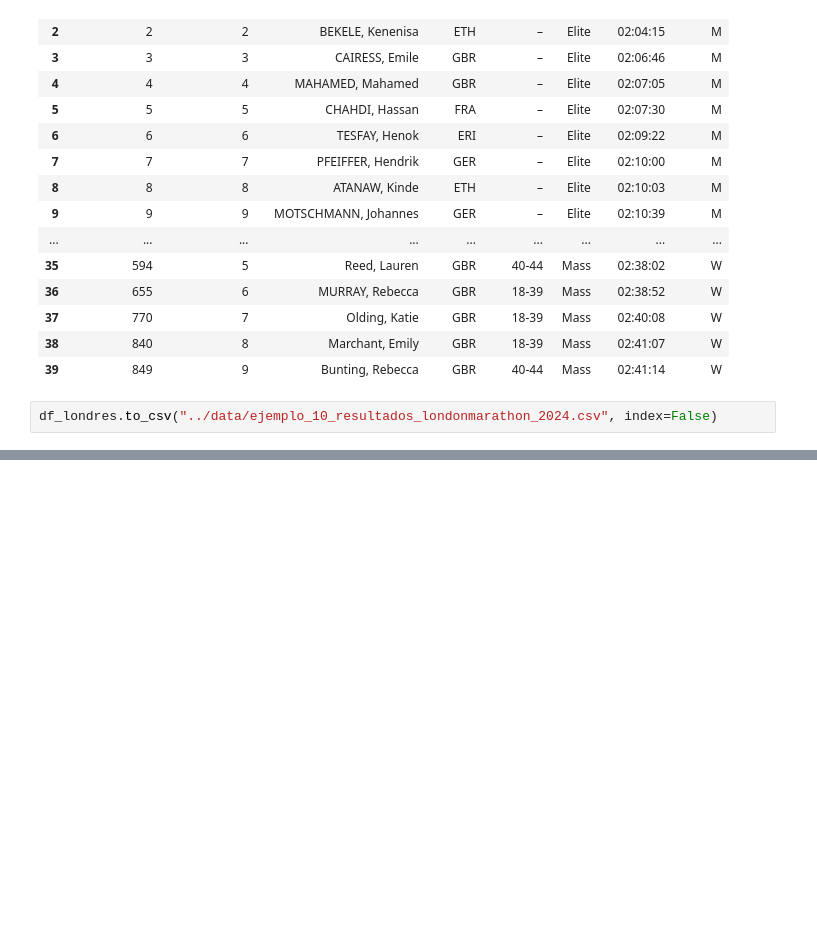
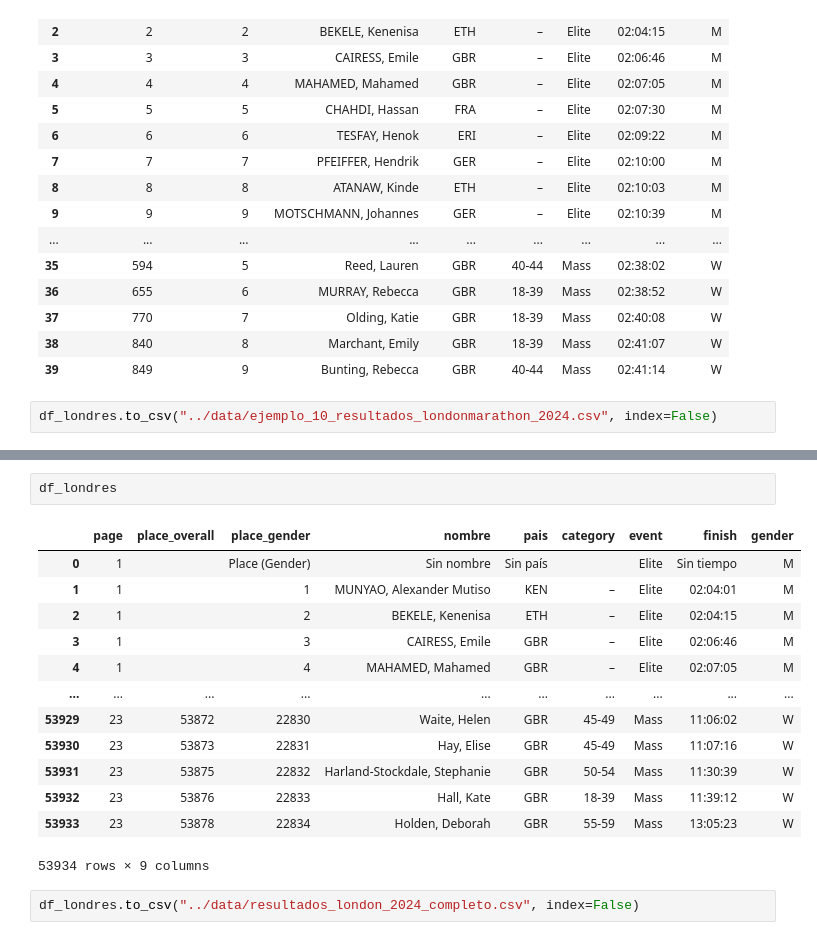
Before and after one commit to Gonzalo8julian/16.PROYECTO_FINAL, a Jupyter notebook: 2. ETL Y PREPROCESAMIENTO/jupyters/scrap_londonmarathon.ipynb, the cells around one changed output, grey strips where cells are left out. Cells and saved outputs as stored; diff of their text form; blank space fills up the shorter version.

Commit message:
Scrapeo final Boston, Chicago, Berlin y Londres

```diff
--- a/2. ETL Y PREPROCESAMIENTO/jupyters/scrap_londonmarathon.ipynb
+++ b/2. ETL Y PREPROCESAMIENTO/jupyters/scrap_londonmarathon.ipynb
@@ -312,0 +411,18 @@ df_londres.to_csv("../data/ejemplo_10_resultados_londonmarathon_2024.csv", index
+# %%
+df_londres
+# %% [output]
+|  | page | place_overall | place_gender | nombre | pais | category | event | finish | gender |
+| 0 | 1 |  | Place (Gender) | Sin nombre | Sin país |  | Elite | Sin tiempo | M |
+| 1 | 1 |  | 1 | MUNYAO, Alexander Mutiso | KEN | – | Elite | 02:04:01 | M |
+| 2 | 1 |  | 2 | BEKELE, Kenenisa | ETH | – | Elite | 02:04:15 | M |
+| 3 | 1 |  | 3 | CAIRESS, Emile | GBR | – | Elite | 02:06:46 | M |
+| 4 | 1 |  | 4 | MAHAMED, Mahamed | GBR | – | Elite | 02:07:05 | M |
+| ... | ... | ... | ... | ... | ... | ... | ... | ... | ... |
+| 53929 | 23 | 53872 | 22830 | Waite, Helen | GBR | 45-49 | Mass | 11:06:02 | W |
+| 53930 | 23 | 53873 | 22831 | Hay, Elise | GBR | 45-49 | Mass | 11:07:16 | W |
+| 53931 | 23 | 53875 | 22832 | Harland-Stockdale, Stephanie | GBR | 50-54 | Mass | 11:30:39 | W |
+| 53932 | 23 | 53876 | 22833 | Hall, Kate | GBR | 18-39 | Mass | 11:39:12 | W |
+| 53933 | 23 | 53878 | 22834 | Holden, Deborah | GBR | 55-59 | Mass | 13:05:23 | W |
+53934 rows × 9 columns
+# %%
+df_londres.to_csv("../data/resultados_london_2024_completo.csv", index=False)
```
Also changed, not shown: parts of 1 cell of this notebook, 3 other files.
